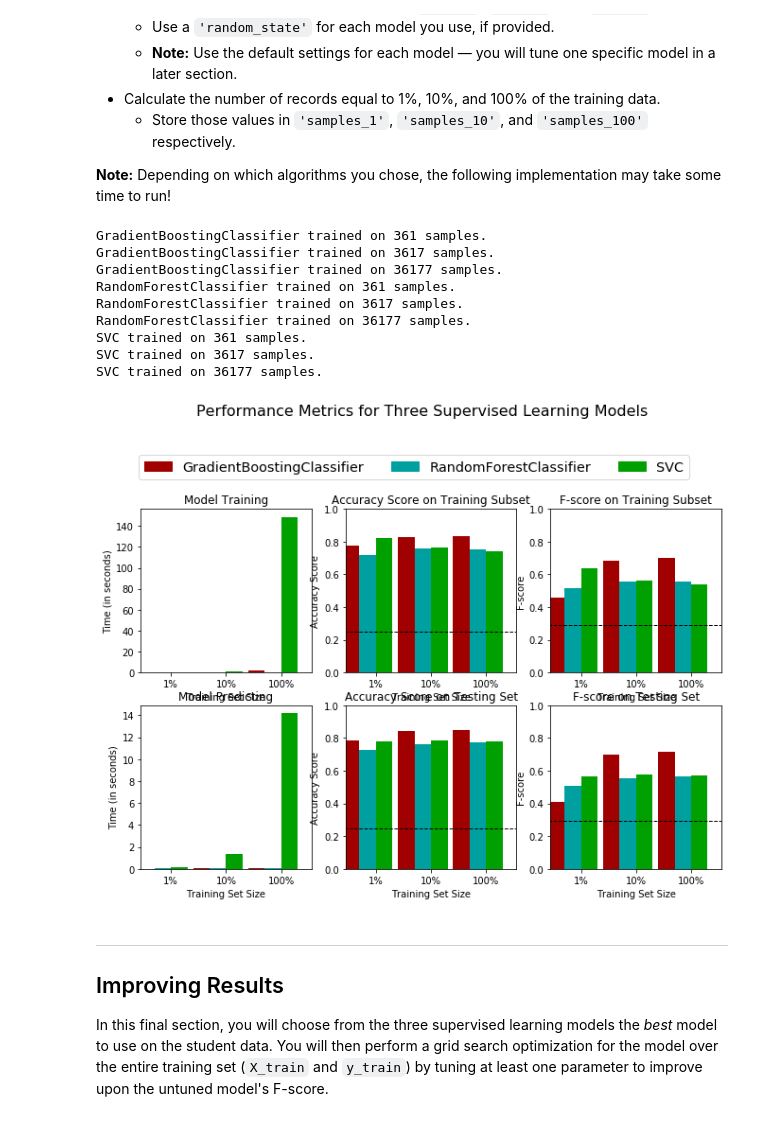
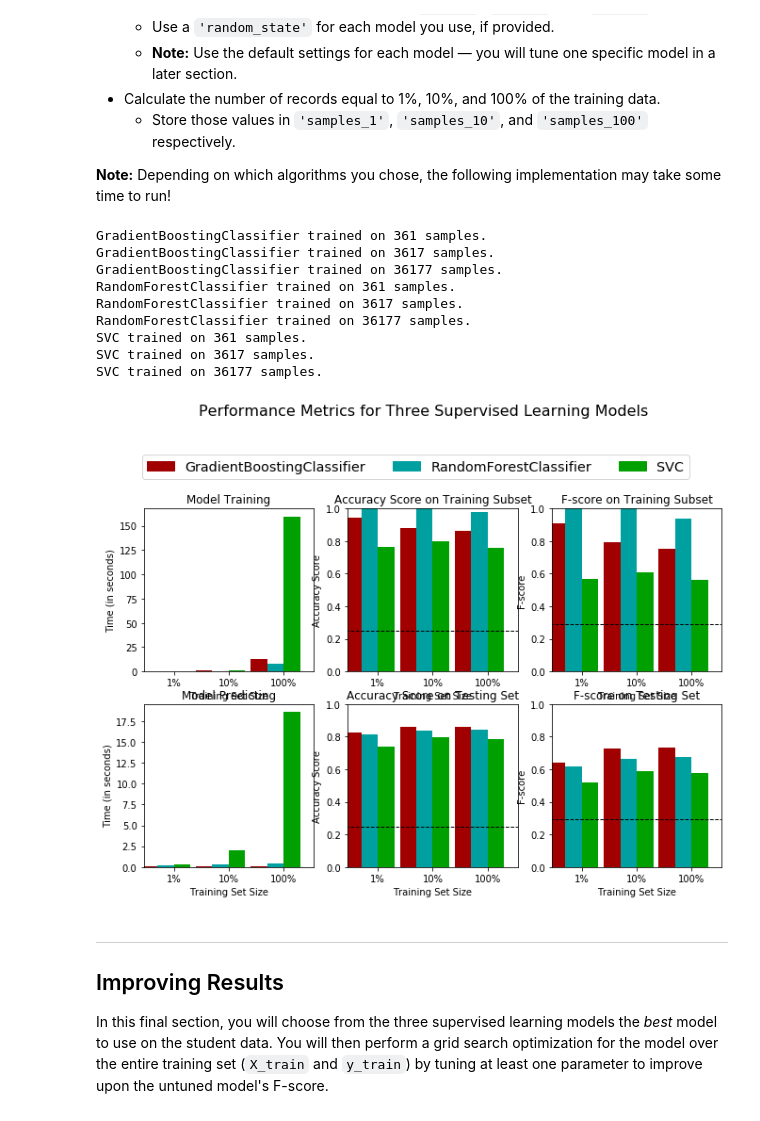
Before and after one commit to raduenuca/finding_donors, a Jupyter notebook: finding_donors.ipynb, the cells around one changed output. Cells and saved outputs as stored; diff of their text form; code cells hidden in the pictures.

```diff
--- a/finding_donors.ipynb
+++ b/finding_donors.ipynb
@@ -410,55 +410,43 @@ from sklearn.ensemble import GradientBoostingClassifier, RandomForestClassifier
 from sklearn.svm import SVC
 
 # TODO: Initialize the three models
-clf_A = GradientBoostingClassifier(learning_rate=0.1,
-                                   n_estimators=20,
-                                   min_samples_split=180,
-                                   min_samples_leaf=30,
-                                   max_depth=8,
-                                   max_features='sqrt',
-                                   subsample=0.8,
-                                   random_state = global_random_state)
+clf_A = GradientBoostingClassifier(random_state = global_random_state)
 
-clf_B = RandomForestClassifier(n_estimators = 20,
-                               min_samples_split=180,
-                               min_samples_leaf=30,
-                               max_depth=8,
-                               max_features='sqrt',
-                               class_weight='balanced',
-                               random_state = global_random_state)
+# Set n_estimators = 100 because this is the default for GradientBoostingClassifier as well
+clf_B = RandomForestClassifier(n_estimators=100, class_weight='balanced',random_state = global_random_state)
 
-clf_C = SVC(gamma="auto", kernel='linear', class_weight='balanced',random_state = global_random_state)
+clf_C = SVC(gamma="scale", class_weight='balanced', random_state = global_random_state)
 
 # TODO: Calculate the number of samples for 1%, 10%, and 100% of the training data
 # HINT: samples_100 is the entire training set i.e. len(y_train)
 # HINT: samples_10 is 10% of samples_100 (ensure to set the count of the values to be `int` and not `float`)
 # HINT: samples_1 is 1% of samples_100 (ensure to set the count of the values to be `int` and not `float`)
 samples_100 = len(X_train)
 samples_10 = int(0.1 * samples_100)
 samples_1 = int(0.01 * samples_100)
 
 # Collect results on the learners
 results = {}
 for clf in [clf_A, clf_B, clf_C]:
     clf_name = clf.__class__.__name__
     results[clf_name] = {}
     for i, samples in enumerate([samples_1, samples_10, samples_100]):
         results[clf_name][i] = \
         train_predict(clf, samples, X_train, y_train, X_test, y_test)
 
 # Run metrics visualization for the three supervised learning models chosen
 vs.evaluate(results, accuracy, fscore)
 # %% [output]
 GradientBoostingClassifier trained on 361 samples.
 GradientBoostingClassifier trained on 3617 samples.
 GradientBoostingClassifier trained on 36177 samples.
 RandomForestClassifier trained on 361 samples.
 RandomForestClassifier trained on 3617 samples.
 RandomForestClassifier trained on 36177 samples.
 SVC trained on 361 samples.
 SVC trained on 3617 samples.
 SVC trained on 36177 samples.
-[figure, old version]
+[figure, new version]
 # %% [markdown]
 ----
 ## Improving Results
```
Also changed, not shown: parts of 26 cells of this notebook, 1 other file.
